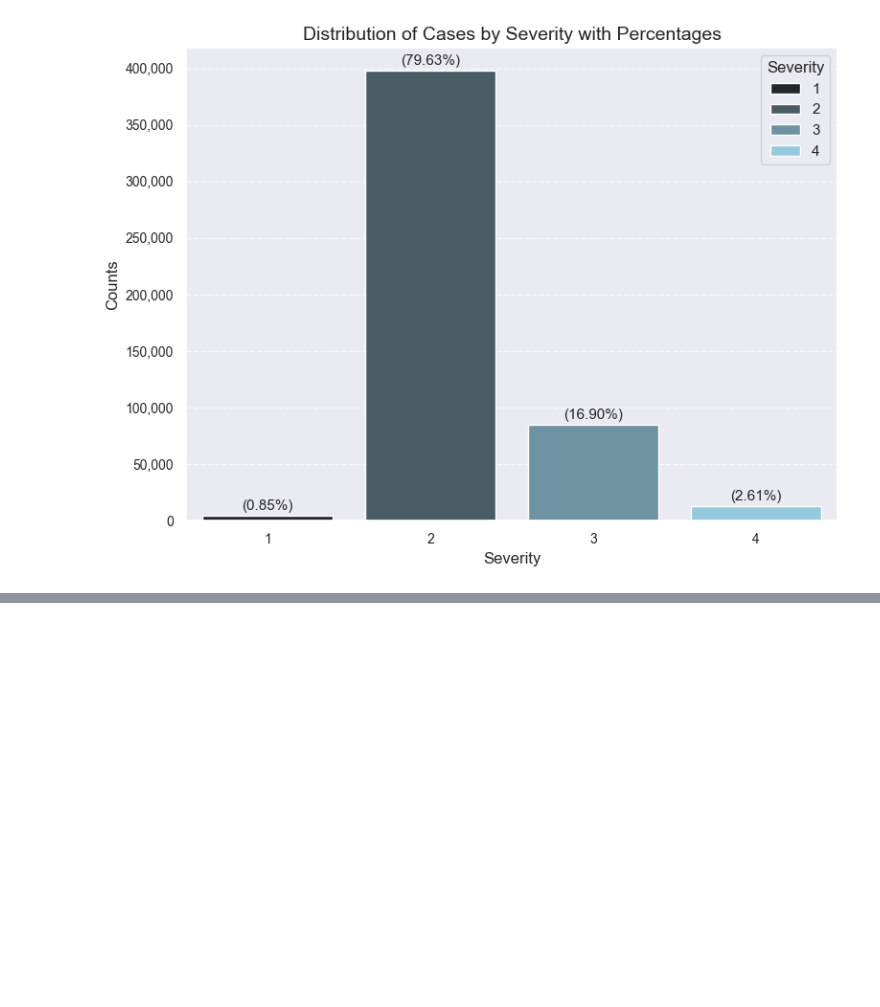
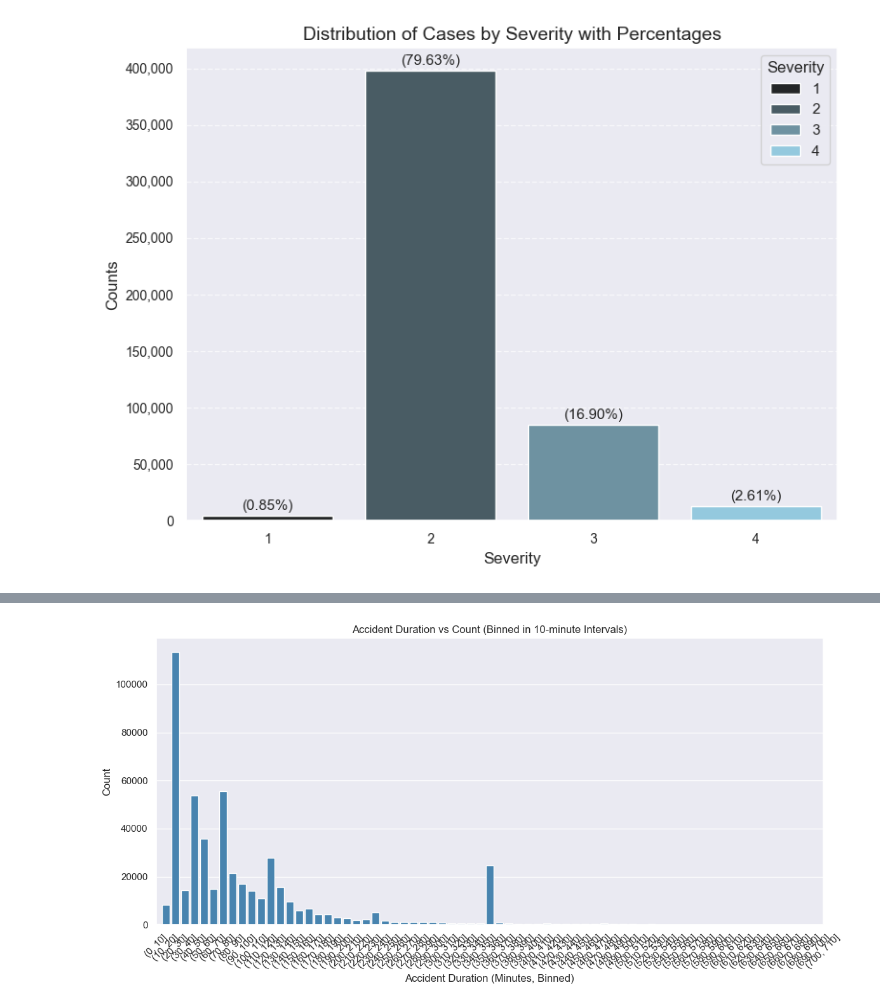
Before and after one commit to win-laeyee/traffic_accident_severity_prediction, a Jupyter notebook: notebooks/eda.ipynb, the cells around one changed output, grey strips where cells are left out. Cells and saved outputs as stored; diff of their text form; code cells hidden in the pictures; blank space fills up the shorter version.

```diff
--- a/notebooks/eda.ipynb
+++ b/notebooks/eda.ipynb
@@ -268,0 +260,22 @@ Passing `palette` without assigning `hue` is deprecated and will be removed in v
+# %%
+
+
+# Remove extreme outliers (e.g., durations > 24 hours) to clean the plot
+df = df[df['Accident_Duration'] <= 1440]
+
+# Create duration bins (e.g., 10-minute intervals)
+bins = range(0, int(df['Accident_Duration'].max()) + 10, 10)
+df['Duration_Bin'] = pd.cut(df['Accident_Duration'], bins=bins)
+
+# Plot count per bin
+plt.figure(figsize=(12, 6))
+sns.countplot(data=df, x='Duration_Bin', color='#3787c0')
+plt.xticks(rotation=45)
+plt.title("Accident Duration vs Count (Binned in 10-minute Intervals)")
+plt.xlabel("Accident Duration (Minutes, Binned)")
+plt.ylabel("Count")
+plt.xlim(0, 70)  # Adjust this value for readability
+plt.tight_layout()
+plt.show()
+# %% [output]
+[figure, added]
```
Also changed, not shown: parts of 5 cells of this notebook.
